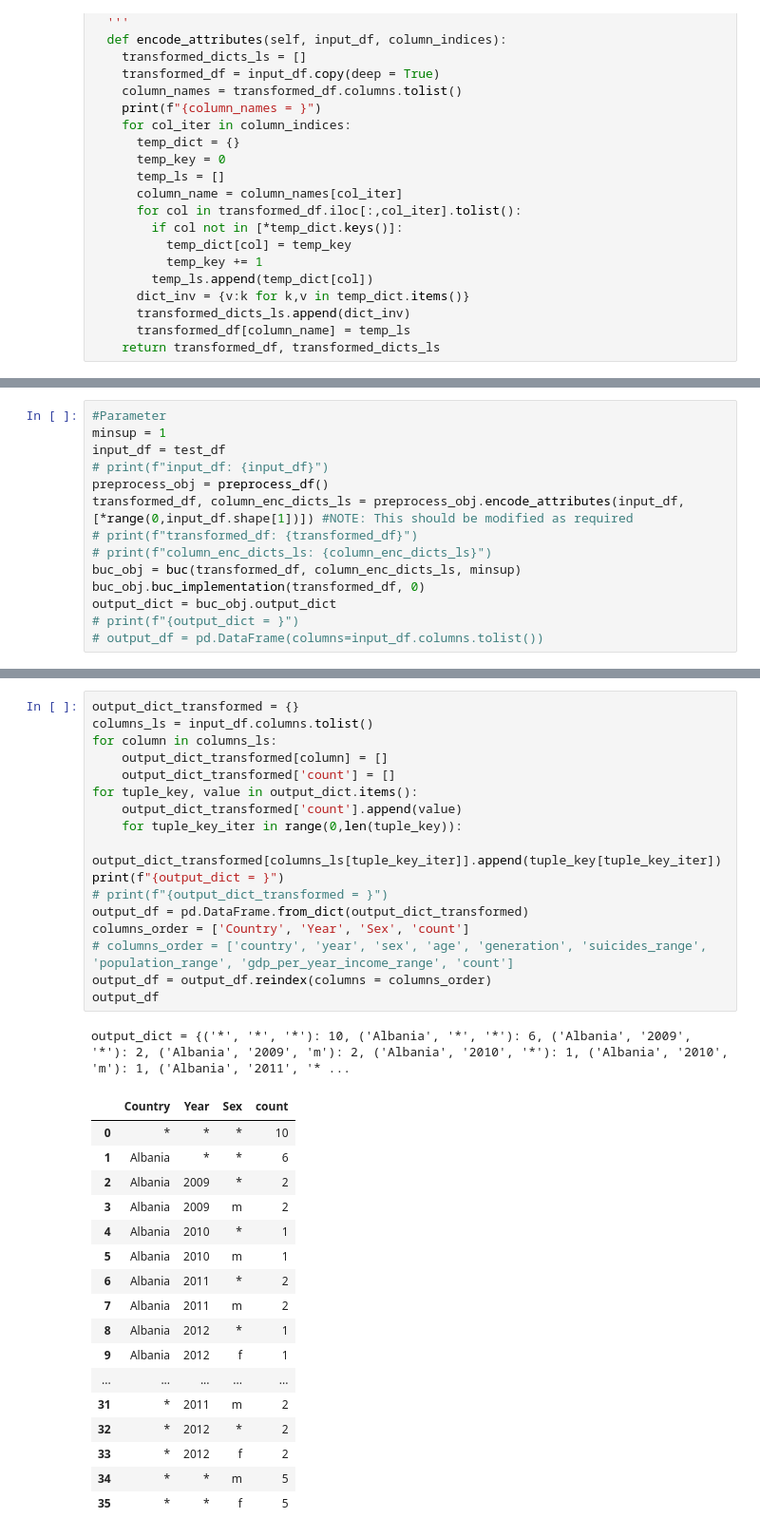
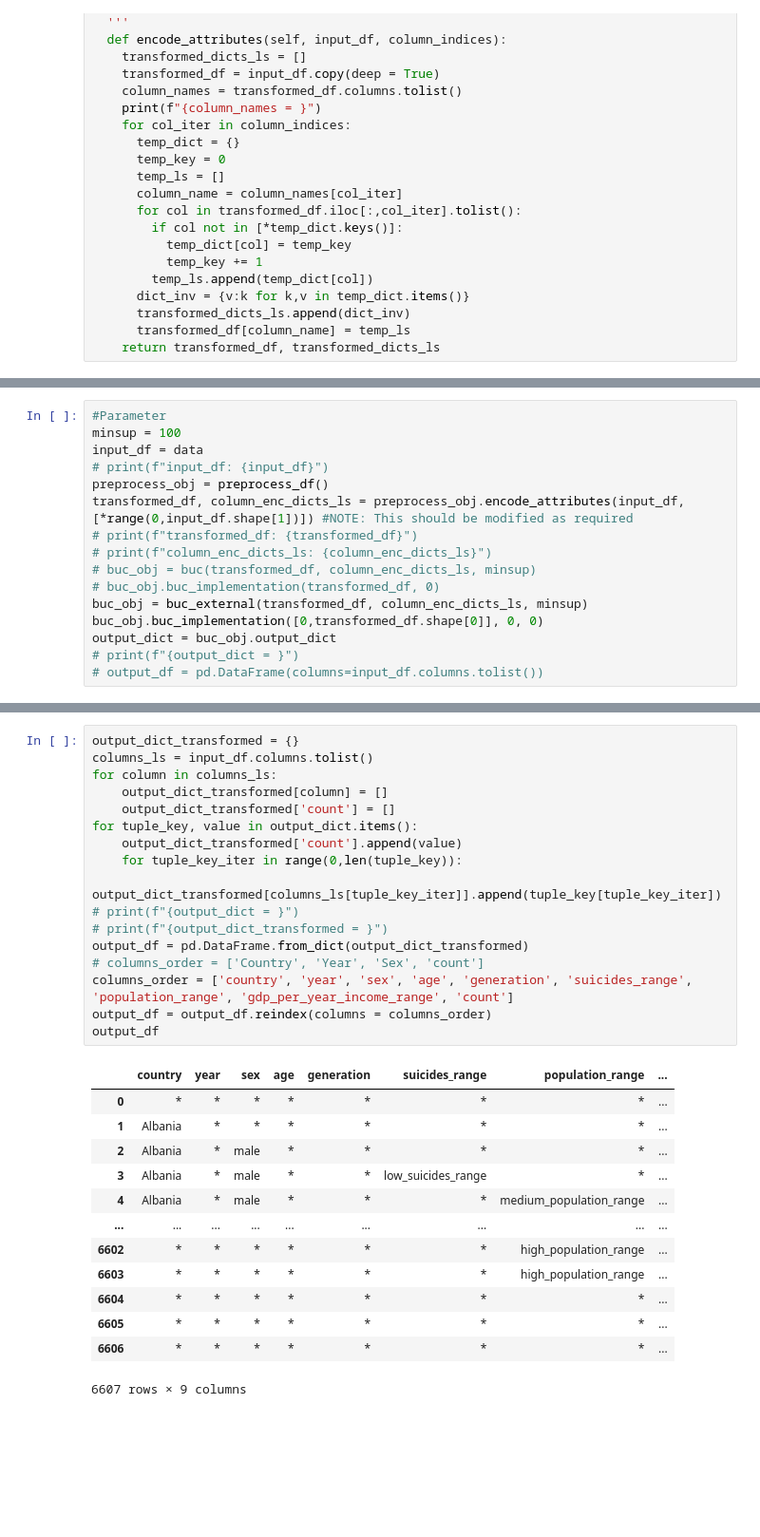
Before and after one commit to Deepti-debug/BUC-implementation, a Jupyter notebook: assignment_2_local.ipynb, the cells around one changed output, grey strips where cells are left out. Shown at 95% size. Saved outputs shown, nothing was run; the diff lists cells and outputs as text; blank space fills up the shorter version.

Commit message:
Checked buc external without merge sort

```diff
--- a/assignment_2_local.ipynb
+++ b/assignment_2_local.ipynb
@@ -590,14 +881,16 @@ class buc:
 # %%
 #Parameter
-minsup = 1
-input_df = test_df
+minsup = 100
+input_df = data
 # print(f"input_df: {input_df}")
 preprocess_obj = preprocess_df()
 transformed_df, column_enc_dicts_ls = preprocess_obj.encode_attributes(input_df, [*range(0,input_df.shape[1])]) #NOTE: This should be modified as required
 # print(f"transformed_df: {transformed_df}")
 # print(f"column_enc_dicts_ls: {column_enc_dicts_ls}")
-buc_obj = buc(transformed_df, column_enc_dicts_ls, minsup)
-buc_obj.buc_implementation(transformed_df, 0)
+# buc_obj = buc(transformed_df, column_enc_dicts_ls, minsup)
+# buc_obj.buc_implementation(transformed_df, 0)
+buc_obj = buc_external(transformed_df, column_enc_dicts_ls, minsup)
+buc_obj.buc_implementation([0,transformed_df.shape[0]], 0, 0)
 output_dict = buc_obj.output_dict
 # print(f"{output_dict = }")
 # output_df = pd.DataFrame(columns=input_df.columns.tolist())
@@ -622,37 +899,32 @@ k: 10, d:2
 # %%
 output_dict_transformed = {}
 columns_ls = input_df.columns.tolist()
 for column in columns_ls:
     output_dict_transformed[column] = []
     output_dict_transformed['count'] = []
 for tuple_key, value in output_dict.items():
     output_dict_transformed['count'].append(value)
     for tuple_key_iter in range(0,len(tuple_key)):
         output_dict_transformed[columns_ls[tuple_key_iter]].append(tuple_key[tuple_key_iter])
-print(f"{output_dict = }")
+# print(f"{output_dict = }")
 # print(f"{output_dict_transformed = }")
 output_df = pd.DataFrame.from_dict(output_dict_transformed)
-columns_order = ['Country', 'Year', 'Sex', 'count']
-# columns_order = ['country', 'year', 'sex', 'age', 'generation', 'suicides_range', 'population_range', 'gdp_per_year_income_range', 'count']
+# columns_order = ['Country', 'Year', 'Sex', 'count']
+columns_order = ['country', 'year', 'sex', 'age', 'generation', 'suicides_range', 'population_range', 'gdp_per_year_income_range', 'count']
 output_df = output_df.reindex(columns = columns_order)
 output_df
 # %% [output]
+|  | country | year | sex | age | generation | suicides_range | population_range | ... |
+| 0 | * | * | * | * | * | * | * | ... |
+| 1 | Albania | * | * | * | * | * | * | ... |
+| 2 | Albania | * | male | * | * | * | * | ... |
+| 3 | Albania | * | male | * | * | low_suicides_range | * | ... |
+| 4 | Albania | * | male | * | * | * | medium_population_range | ... |
+| ... | ... | ... | ... | ... | ... | ... | ... | ... |
+| 6602 | * | * | * | * | * | * | high_population_range | ... |
+| 6603 | * | * | * | * | * | * | high_population_range | ... |
+| 6604 | * | * | * | * | * | * | * | ... |
+| 6605 | * | * | * | * | * | * | * | ... |
+| 6606 | * | * | * | * | * | * | * | ... |
-output_dict = {('*', '*', '*'): 10, ('Albania', '*', '*'): 6, ('Albania', '2009', '*'): 2, ('Albania', '2009', 'm'): 2, ('Albania', '2010', '*'): 1, ('Albania', '2010', 'm'): 1, ('Albania', '2011', '* ...
+6607 rows × 9 columns
-|  | Country | Year | Sex | count |
-| 0 | * | * | * | 10 |
-| 1 | Albania | * | * | 6 |
-| 2 | Albania | 2009 | * | 2 |
-| 3 | Albania | 2009 | m | 2 |
-| 4 | Albania | 2010 | * | 1 |
-| 5 | Albania | 2010 | m | 1 |
-| 6 | Albania | 2011 | * | 2 |
-| 7 | Albania | 2011 | m | 2 |
-| 8 | Albania | 2012 | * | 1 |
-| 9 | Albania | 2012 | f | 1 |
-| ... | ... | ... | ... | ... |
-| 31 | * | 2011 | m | 2 |
-| 32 | * | 2012 | * | 2 |
-| 33 | * | 2012 | f | 2 |
-| 34 | * | * | m | 5 |
-| 35 | * | * | f | 5 |
 # %%
```
Also changed, not shown: parts of 6 cells of this notebook.
